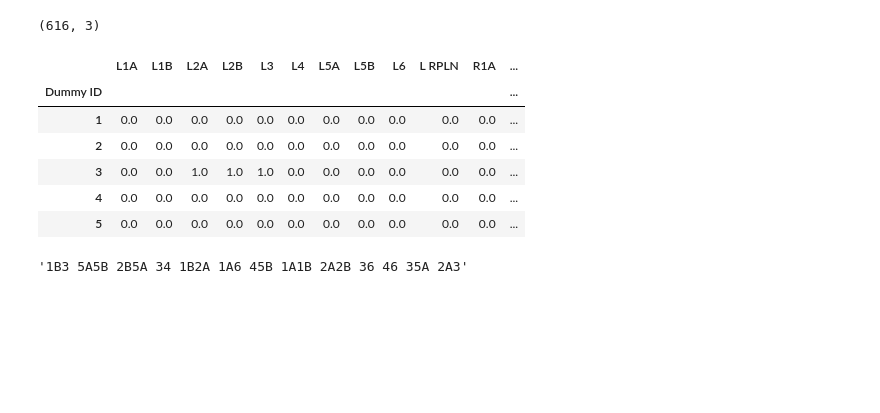
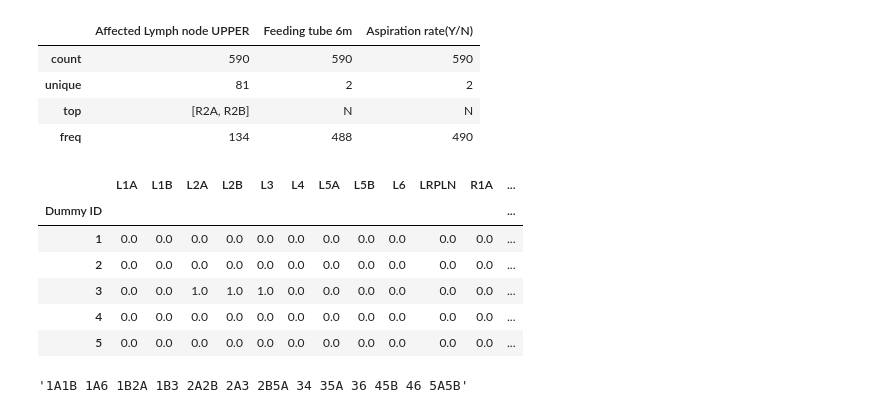
Before and after one commit to tehwentzel/LN_similarity, a Jupyter notebook: Similarity Testing.ipynb, the cells around one changed output. Saved outputs shown, nothing was run; the diff lists cells and outputs as text; code cells hidden in the pictures; blank space fills up the shorter version.

```diff
--- a/Similarity Testing.ipynb
+++ b/Similarity Testing.ipynb
@@ -15,4 +24,5 @@ right_nodes = ['R'+n for n in adjacency.columns]
 nodes = left_nodes + right_nodes
 all_nodes = set(nodes)
 node_to_index = {word: position for position, word in enumerate(nodes)}
-ambiguous_nodes = set(['2/3','3/4','2/3/4'])
+ambiguous_nodes = set(['2/3','3/4','2/3/4','/3','2/','-R4'])
+node_to_index
@@ -19,9 +50,11 @@ ambiguous_nodes = set(['2/3','3/4','2/3/4'])
 # %%
 #helper functions
 def parse_lymph_nodes(node_string):
+    #the data apparently has just '2' when theres a '2A' and '2B'
     node_string = re.sub('L2,*','L2A, L2B,', node_string)
     node_string = re.sub('R2,*','R2A, R2B,', node_string)
     nodes = [n.strip() for n in node_string.split(',')]
+    #remove the node with 'in-between' labeled nodes?
     for n in nodes:
         if n in ambiguous_nodes:
             return np.NaN
@@ -33,18 +66,23 @@ data = pd.read_csv(csv, sep='\t' , index_col=0,
                    dtype = {'Affected Lymph node UPPER': str}).dropna()
 data['Affected Lymph node UPPER'] = data['Affected Lymph node UPPER'].apply(parse_lymph_nodes)
 data = data.dropna()
-data.head(5)
-data.shape
+data.describe()
 # %% [output]
-(616, 3)
+|  | Affected Lymph node UPPER | Feeding tube 6m | Aspiration rate(Y/N) |
+| count | 590 | 590 | 590 |
+| unique | 81 | 2 | 2 |
+| top | [R2A, R2B] | N | N |
+| freq | 134 | 488 | 490 |
 # %%
 monograms = pd.DataFrame(index = data.index, columns = nodes, dtype = np.int32).fillna(0)
 for p in data.itertuples():
     for lymph_node in p._1:
         monograms.loc[p.Index, lymph_node] = 1
+monograms.LRPLN[monograms.LRPLN != 0] = -1
+monograms.RRPLN[monograms.RRPLN != 0] = -1
 monograms.head(5)
 # %% [output]
-|  | L1A | L1B | L2A | L2B | L3 | L4 | L5A | L5B | L6 | L RPLN | R1A | ... |
+|  | L1A | L1B | L2A | L2B | L3 | L4 | L5A | L5B | L6 | LRPLN | R1A | ... |
 | Dummy ID |  |  |  |  |  |  |  |  |  |  |  | ... |
 | 1 | 0.0 | 0.0 | 0.0 | 0.0 | 0.0 | 0.0 | 0.0 | 0.0 | 0.0 | 0.0 | 0.0 | ... |
 | 2 | 0.0 | 0.0 | 0.0 | 0.0 | 0.0 | 0.0 | 0.0 | 0.0 | 0.0 | 0.0 | 0.0 | ... |
@@ -54,13 +92,13 @@ monograms.head(5)
 # %%
 bigram_set = set([])
 
-for i, name in enumerate(adjacency.columns):
-    for i2 in range(i+1, adjacency.shape[1]):
+for i, name in enumerate(node_list):
+    for i2 in range(i+1, len(node_list)):
         if adjacency.iloc[i,i2] > 0:
-            bigram_set.add(name + adjacency.columns[i2])
-' '.join(bigram_set)
+            bigram_set.add(name + node_list[i2])
+' '.join(sorted(bigram_set))
 # %% [output]
-'1B3 5A5B 2B5A 34 1B2A 1A6 45B 1A1B 2A2B 36 46 35A 2A3'
+'1A1B 1A6 1B2A 1B3 2A2B 2A3 2B5A 34 35A 36 45B 46 5A5B'
 # %%
 def bigramize(v):
     #shoudl take a unilateral (left or right) matrix of affected lypmh nnodes
```
Also changed, not shown: parts of 8 cells of this notebook, 1 other file.
